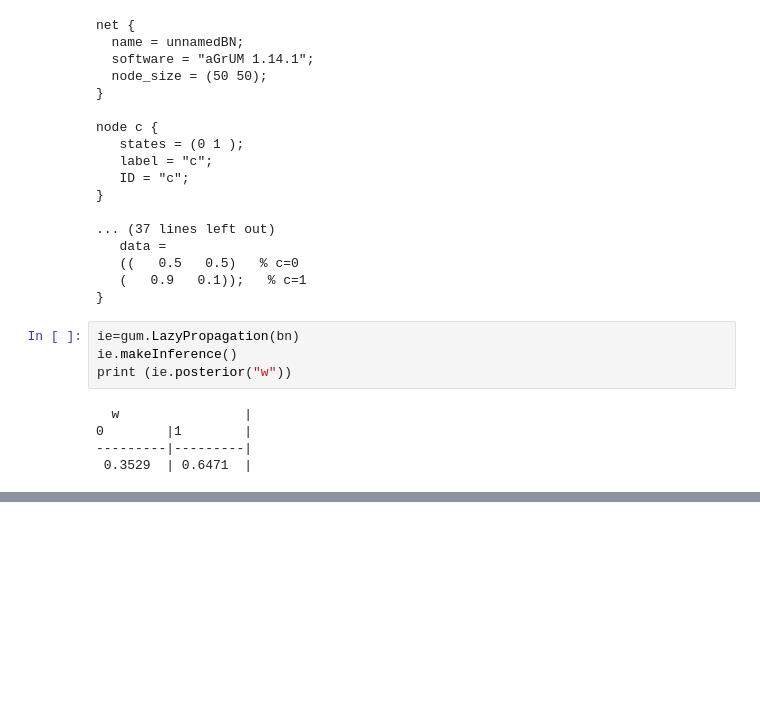
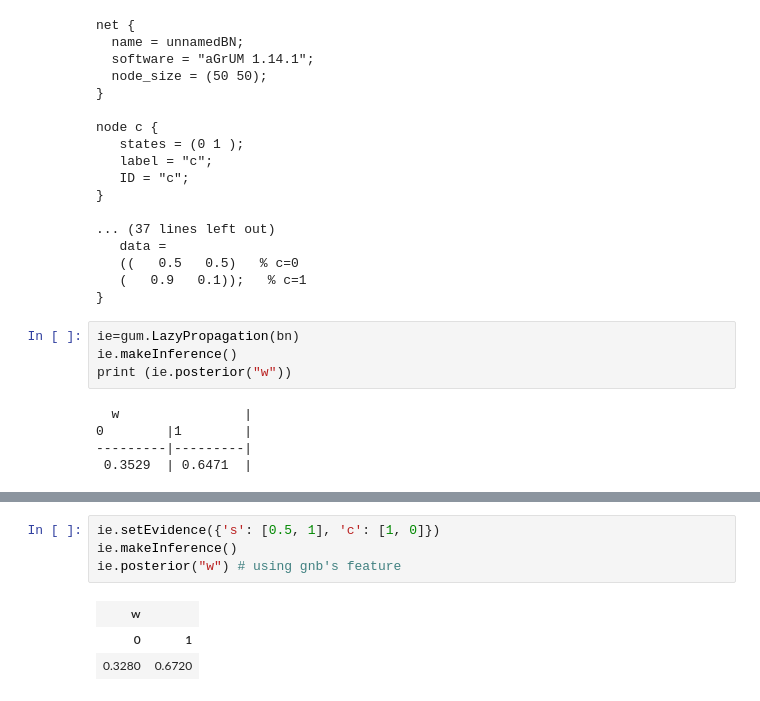
Before and after one commit to Ammaruus/projetia, a Jupyter notebook: pyagrum tuto/main.ipynb, the cells around one changed output, grey strips where cells are left out. Saved outputs shown, nothing was run; the diff lists cells and outputs as text; blank space fills up the shorter version.

```diff
--- a/pyagrum tuto/main.ipynb
+++ b/pyagrum tuto/main.ipynb
@@ -163,0 +168,8 @@ ie.posterior("w")
+# %%
+ie.setEvidence({'s': [0.5, 1], 'c': [1, 0]})
+ie.makeInference()
+ie.posterior("w") # using gnb's feature
+# %% [output]
+| w |  |
+| 0 | 1 |
+| 0.3280 | 0.6720 |
```
Also changed, not shown: parts of 11 cells of this notebook, 3 other files.
